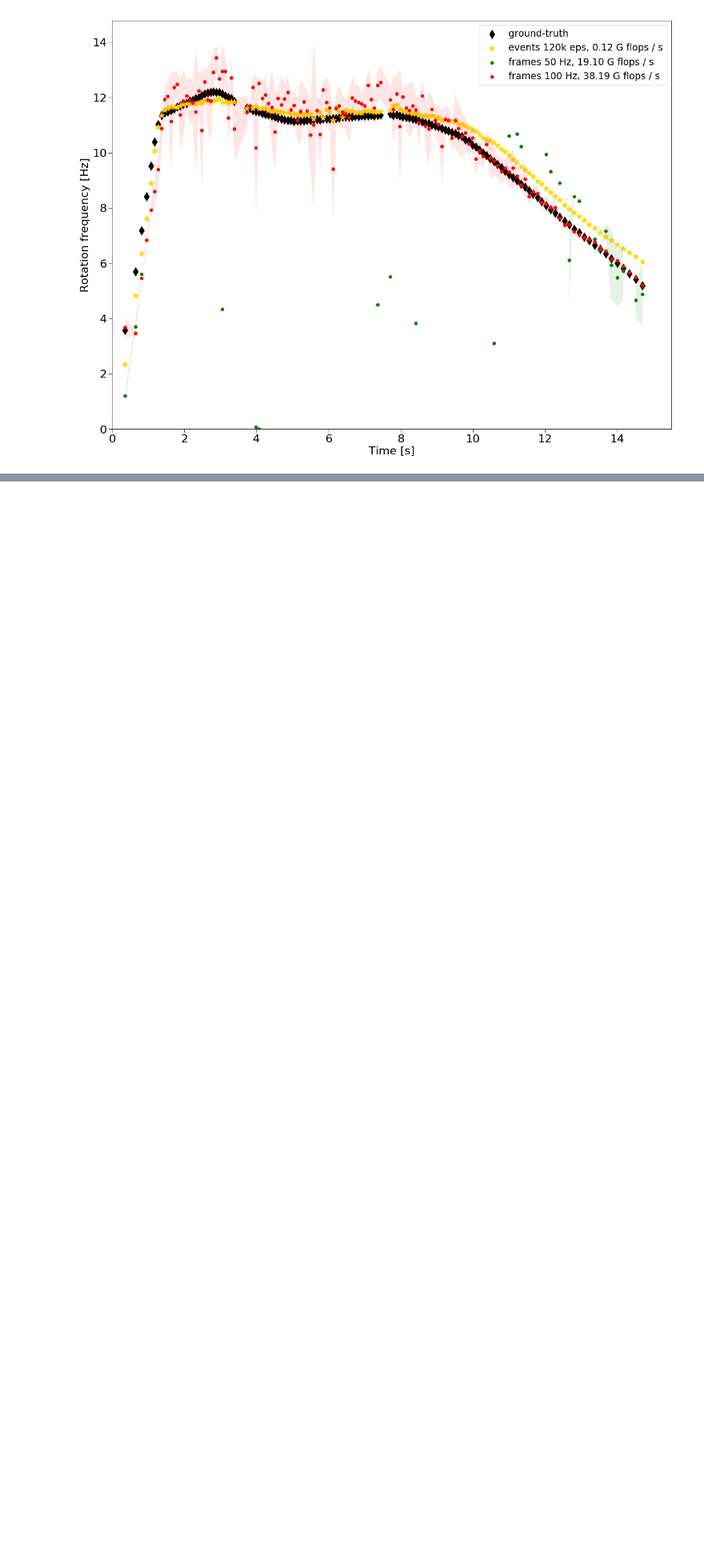
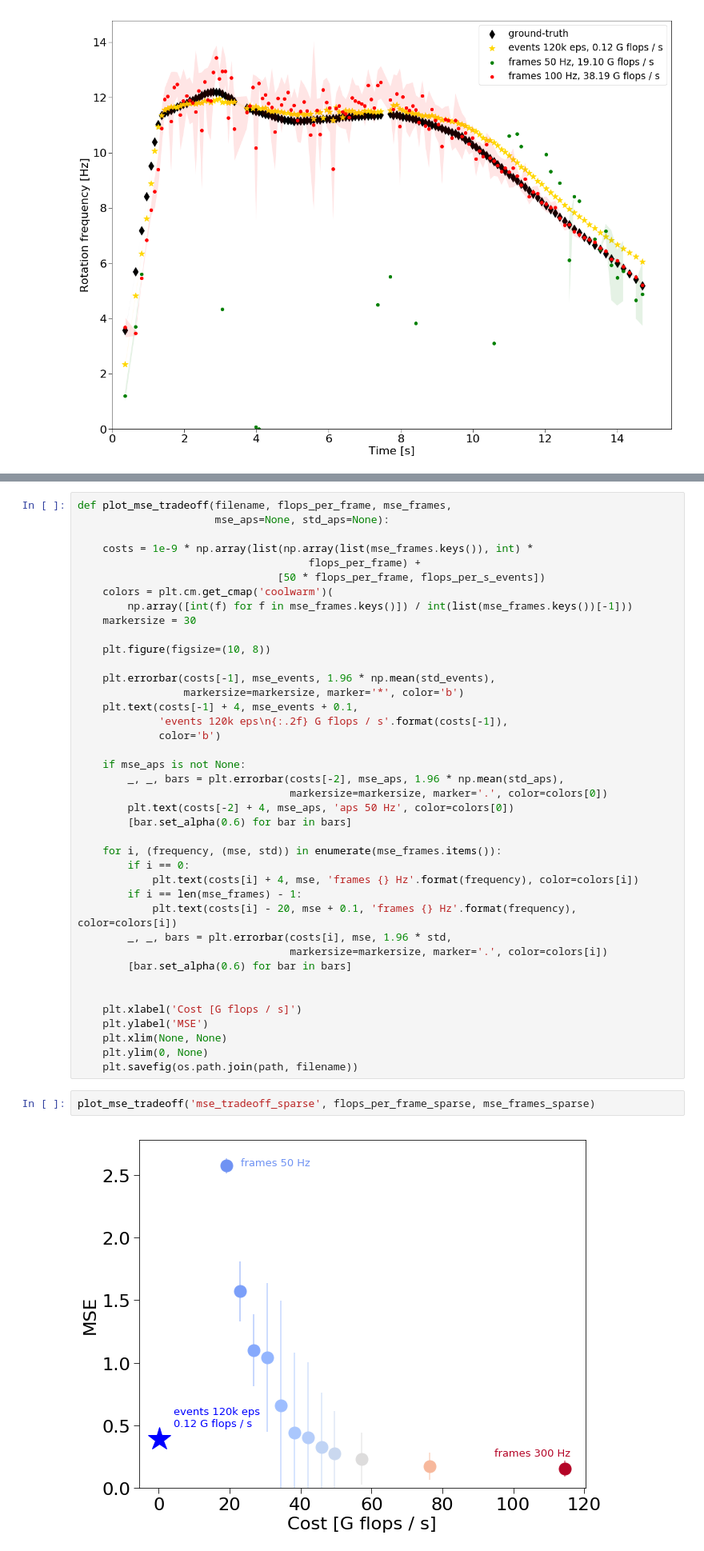
Before and after one commit to rbodo/eventbased_opticalflow, a Jupyter notebook: evaluate_frameflow.ipynb, the cells around one changed output, grey strips where cells are left out. Shown: that part at 80% size. Saved outputs shown, nothing was run; the diff lists cells and outputs as text; blank space fills up the shorter version.

Commit message:
Added mse trade-off plots.

```diff
--- a/evaluate_frameflow.ipynb
+++ b/evaluate_frameflow.ipynb
@@ -648,0 +668,44 @@ plot_tradeoff('tradeoff_sparse', flops_per_frame_sparse, rotation_frames_sweep_s
+# %%
+def plot_mse_tradeoff(filename, flops_per_frame, mse_frames,
+                      mse_aps=None, std_aps=None):
+
+    costs = 1e-9 * np.array(list(np.array(list(mse_frames.keys()), int) *
+                                     flops_per_frame) +
+                                [50 * flops_per_frame, flops_per_s_events])
+    colors = plt.cm.get_cmap('coolwarm')(
+        np.array([int(f) for f in mse_frames.keys()]) / int(list(mse_frames.keys())[-1]))
+    markersize = 30
+
+    plt.figure(figsize=(10, 8))
+
+    plt.errorbar(costs[-1], mse_events, 1.96 * np.mean(std_events),
+                 markersize=markersize, marker='*', color='b')
+    plt.text(costs[-1] + 4, mse_events + 0.1,
+             'events 120k eps\n{:.2f} G flops / s'.format(costs[-1]),
+             color='b')
+
+    if mse_aps is not None:
+        _, _, bars = plt.errorbar(costs[-2], mse_aps, 1.96 * np.mean(std_aps),
+                                  markersize=markersize, marker='.', color=colors[0])
+        plt.text(costs[-2] + 4, mse_aps, 'aps 50 Hz', color=colors[0])
+        [bar.set_alpha(0.6) for bar in bars]
+
+    for i, (frequency, (mse, std)) in enumerate(mse_frames.items()):
+        if i == 0:
+            plt.text(costs[i] + 4, mse, 'frames {} Hz'.format(frequency), color=colors[i])
+        if i == len(mse_frames) - 1:
+            plt.text(costs[i] - 20, mse + 0.1, 'frames {} Hz'.format(frequency), color=colors[i])
+        _, _, bars = plt.errorbar(costs[i], mse, 1.96 * std,
+                                  markersize=markersize, marker='.', color=colors[i])
+        [bar.set_alpha(0.6) for bar in bars]
+
+
+    plt.xlabel('Cost [G flops / s]')
+    plt.ylabel('MSE')
+    plt.xlim(None, None)
+    plt.ylim(0, None)
+    plt.savefig(os.path.join(path, filename))
+# %%
+plot_mse_tradeoff('mse_tradeoff_sparse', flops_per_frame_sparse, mse_frames_sparse)
+# %% [output]
+[figure, added]
```
Also changed, not shown: parts of 9 cells of this notebook.
